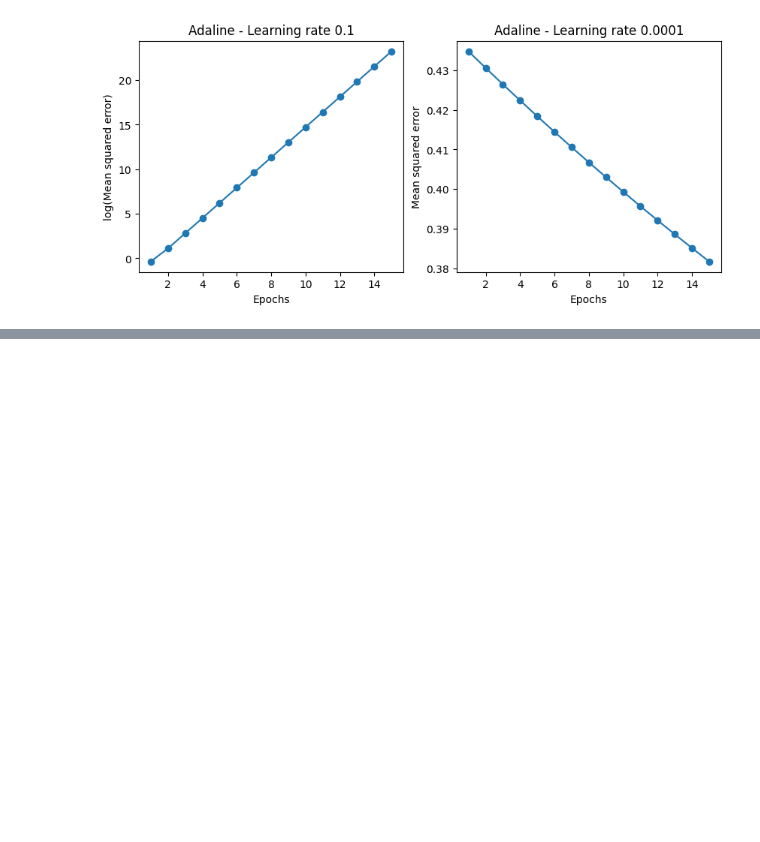
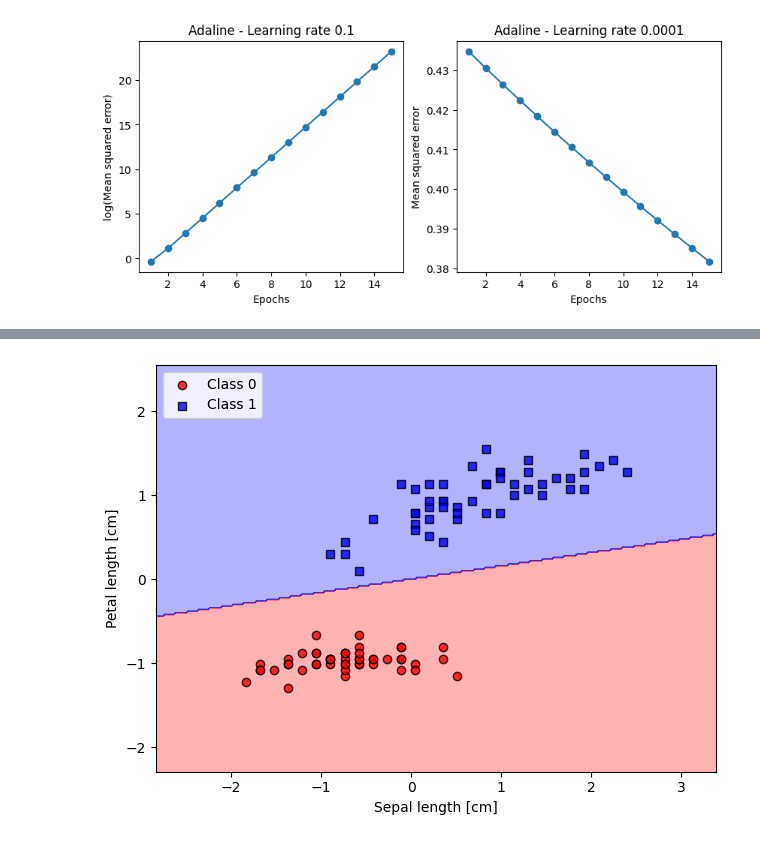
Before and after one commit to siddiskid/AI, a Jupyter notebook: learnai.ipynb, the cells around one changed output, grey strips where cells are left out. Saved outputs shown, nothing was run; the diff lists cells and outputs as text; code cells hidden in the pictures; blank space fills up the shorter version.

```diff
--- a/learnai.ipynb
+++ b/learnai.ipynb
@@ -110,0 +151,10 @@ plt.show()
+# %%
+# plotting decision boundary with standardized values
+plot_decision_regions(X_std, y, adaGD)
+plt.xlabel('Sepal length [cm]')
+plt.ylabel('Petal length [cm]')
+plt.legend(loc='upper left')
+plt.tight_layout()
+plt.show()
+# %% [output]
+[figure, added]
```
Also changed, not shown: parts of 4 cells of this notebook, 2 other files.
